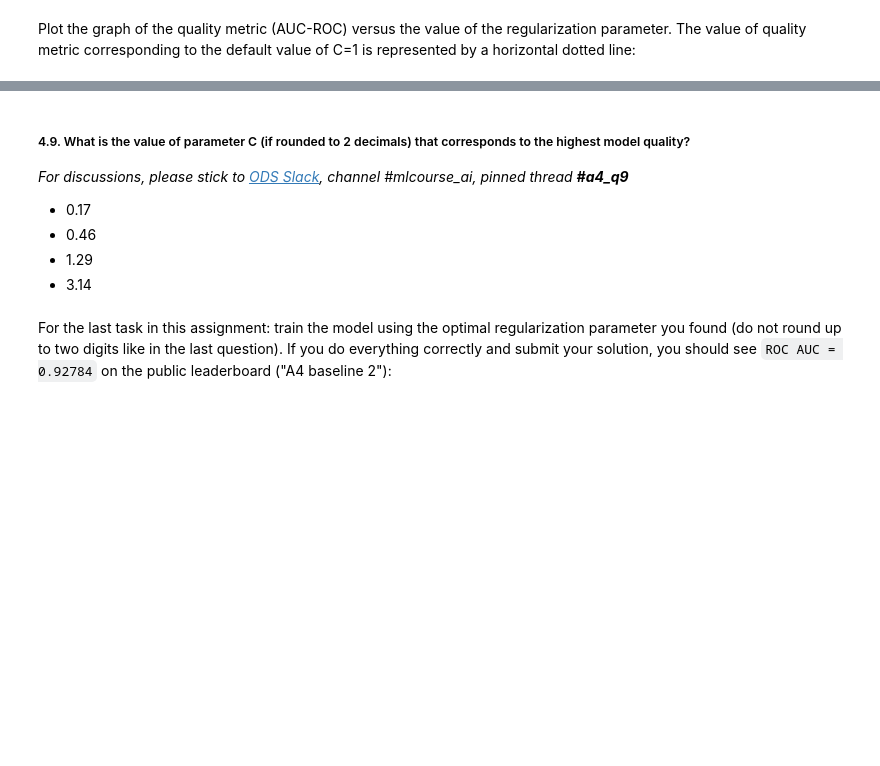
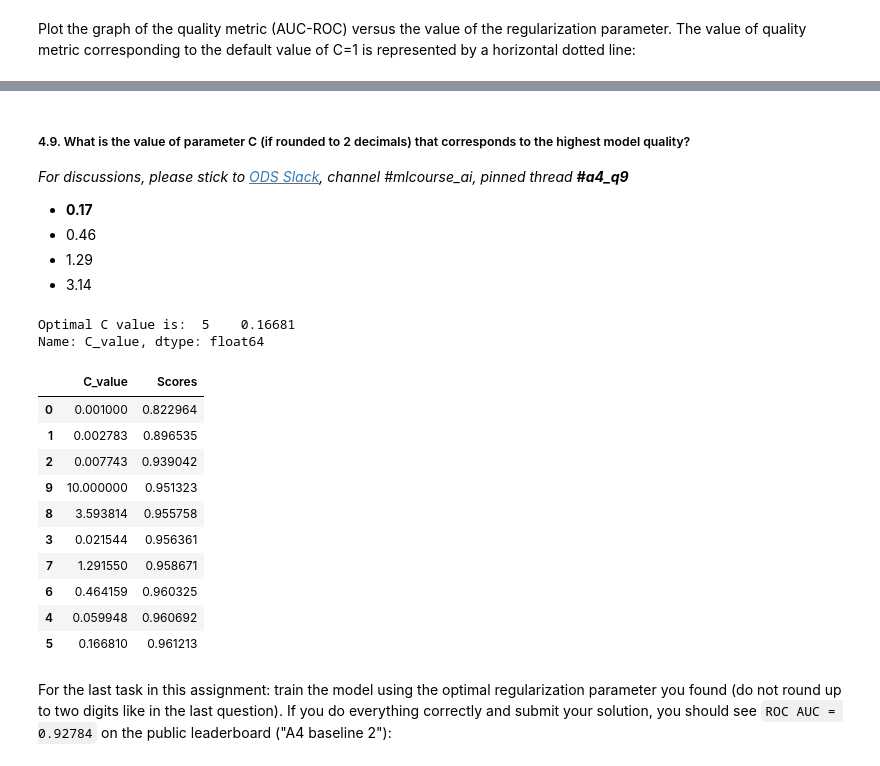
Before and after one commit to kazimanil/mlcourse.ai, a Jupyter notebook: mlcourse_4/mlcourse_4.ipynb, the cells around one changed output, grey strips where cells are left out. Drawn from its saved outputs; the diff is of its cells as text; code cells hidden in the pictures; blank space fills up the shorter version.

```diff
--- a/mlcourse_4/mlcourse_4.ipynb
+++ b/mlcourse_4/mlcourse_4.ipynb
@@ -572,6 +613,12 @@ In the logistic regression that we use, the weights of each feature are changing
 Calculate the quality on a validation set with a regularization parameter, which is equal to 1 by default:
 # %%
 # Compose the training set
+del full_new_feat
+full_new_feat = pd.DataFrame(index = full_df.index)
+full_new_feat['start_month'] = full_df['time1'].apply(lambda t: 100 * t.year + t.month).astype('float64')
+full_new_feat['start_hour']  = full_df['time1'].apply(lambda x: x.hour)
+full_new_feat['morning']     = full_df['time1'].apply(lambda x: 1 if x.hour < 12 else 0)
+
 tmp_scaled = StandardScaler().fit_transform(full_new_feat[['start_month',
                                                            'start_hour',
                                                            'morning']])
@@ -580,4 +627,4 @@ X_train = csr_matrix(hstack([full_sites_sparse[:idx_split,:],
 
 # Capture the quality with default parameters
 score_C_1 = get_auc_lr_valid(X_train, y_train)
-print(score_C_1)
+print((100 * score_C_1).round(3))
@@ -607,7 +658,7 @@ plt.show()
 
 *For discussions, please stick to [ODS Slack](https://opendatascience.slack.com/), channel #mlcourse_ai, pinned thread __#a4_q9__*
 
-- 0.17
+- **0.17**
 - 0.46
 - 1.29
 - 3.14
@@ -616,3 +665,23 @@ plt.show()
+# %%
+optC = pd.DataFrame({'C_value' : Cs,
+                     'Scores' : scores})
+print('Optimal C value is: ', optC[optC.Scores == optC.Scores.max()]['C_value'])
+# optC = 0.16681005
+optC.sort_values('Scores')
+# %% [output]
+Optimal C value is:  5    0.16681
+Name: C_value, dtype: float64
+|  | C_value | Scores |
+| 0 | 0.001000 | 0.822964 |
+| 1 | 0.002783 | 0.896535 |
+| 2 | 0.007743 | 0.939042 |
+| 9 | 10.000000 | 0.951323 |
+| 8 | 3.593814 | 0.955758 |
+| 3 | 0.021544 | 0.956361 |
+| 7 | 1.291550 | 0.958671 |
+| 6 | 0.464159 | 0.960325 |
+| 4 | 0.059948 | 0.960692 |
+| 5 | 0.166810 | 0.961213 |
 # %% [markdown]
 For the last task in this assignment: train the model using the optimal regularization parameter you found (do not round up to two digits like in the last question). If you do everything correctly and submit your solution, you should see `ROC AUC = 0.92784` on the public leaderboard ("A4 baseline 2"):
 # %%
```
Also changed, not shown: parts of 12 cells of this notebook.
